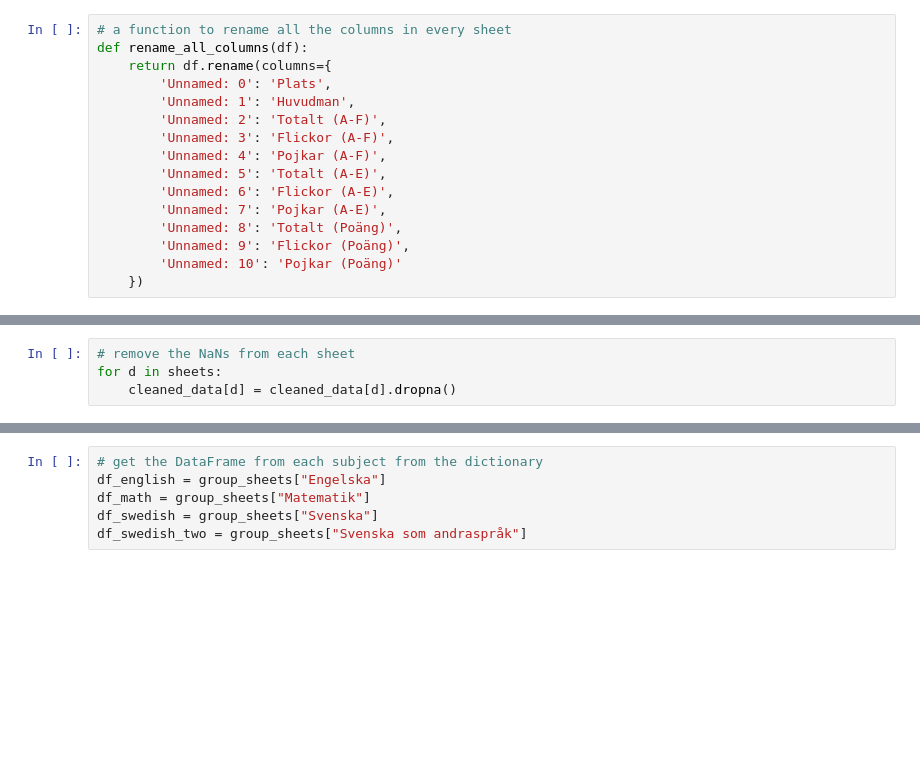
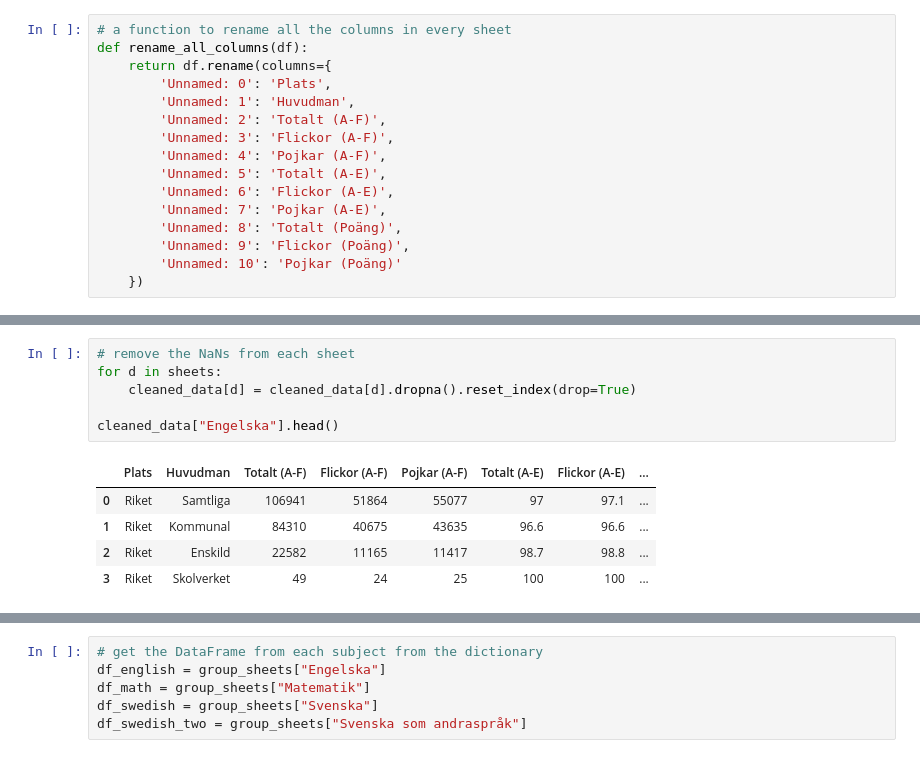
Before and after one commit to aeriesAce/Labb2, a Jupyter notebook: main.ipynb, the cells around one changed output, grey strips where cells are left out. Saved outputs shown, nothing was run; the diff lists cells and outputs as text; blank space fills up the shorter version.

```diff
--- a/main.ipynb
+++ b/main.ipynb
@@ -52,7 +85,15 @@ cleaned_data["Engelska"].info()
 # %%
 # remove the NaNs from each sheet
 for d in sheets:
-    cleaned_data[d] = cleaned_data[d].dropna()
+    cleaned_data[d] = cleaned_data[d].dropna().reset_index(drop=True)
+
+cleaned_data["Engelska"].head()
+# %% [output]
+|  | Plats | Huvudman | Totalt (A-F) | Flickor (A-F) | Pojkar (A-F) | Totalt (A-E) | Flickor (A-E) | ... |
+| 0 | Riket | Samtliga | 106941 | 51864 | 55077 | 97 | 97.1 | ... |
+| 1 | Riket | Kommunal | 84310 | 40675 | 43635 | 96.6 | 96.6 | ... |
+| 2 | Riket | Enskild | 22582 | 11165 | 11417 | 98.7 | 98.8 | ... |
+| 3 | Riket | Skolverket | 49 | 24 | 25 | 100 | 100 | ... |
 # %%
 # group huvudman and totalt (poäng) to use sum to calculate the total sum of poäng
 # first a dictionary to save the grouped data
```
Also changed, not shown: parts of 11 cells of this notebook, 5 other files.
